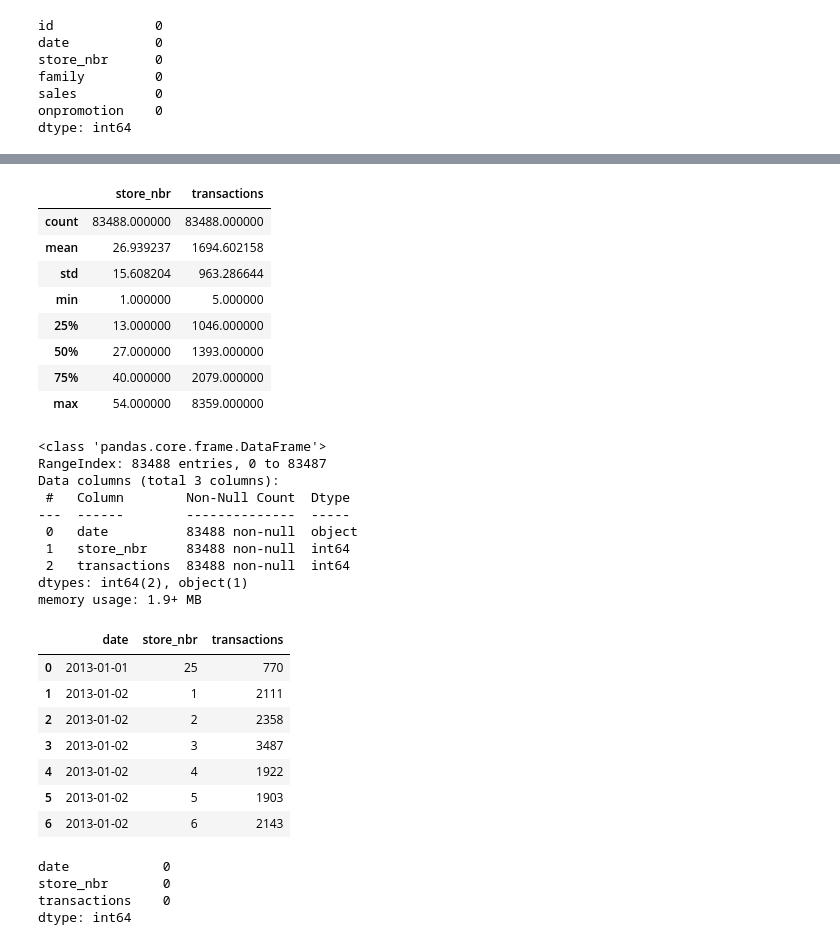
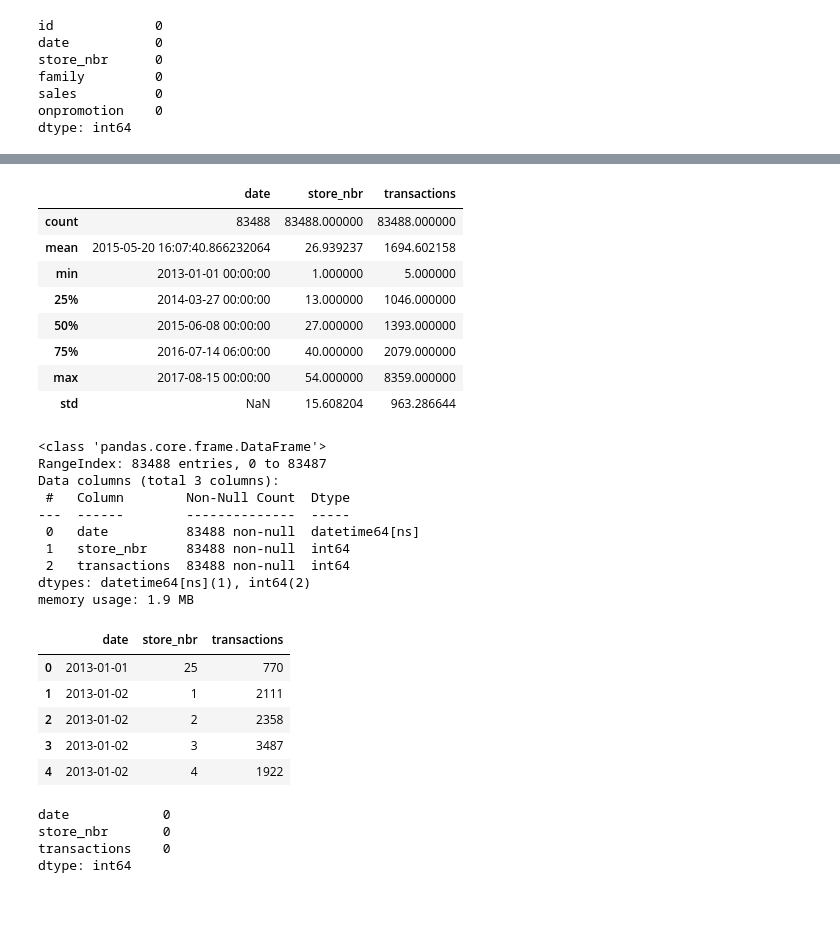
Before and after one commit to Victor-Osei/Time_Series_Analysis, a Jupyter notebook: main.ipynb, the cells around one changed output, grey strips where cells are left out. Saved outputs shown, nothing was run; the diff lists cells and outputs as text; code cells hidden in the pictures; blank space fills up the shorter version.

```diff
--- a/main.ipynb
+++ b/main.ipynb
@@ -166,8 +184,8 @@ dtype: int64
 file_name = "transactions.csv"
 
 # # Read the CSV file
-transaction = pd.read_csv(file_name)
+transaction = pd.read_csv((file_name), parse_dates= ['date'])
 
 # # Display the first few rows of the dataframe
-print(transaction.head())
+transaction
 # %% [output]
@@ -180,15 +205,15 @@ print(transaction.head())
 # %%
 transaction.describe()
 # %% [output]
-|  | store_nbr | transactions |
-| count | 83488.000000 | 83488.000000 |
-| mean | 26.939237 | 1694.602158 |
-| std | 15.608204 | 963.286644 |
-| min | 1.000000 | 5.000000 |
-| 25% | 13.000000 | 1046.000000 |
-| 50% | 27.000000 | 1393.000000 |
-| 75% | 40.000000 | 2079.000000 |
-| max | 54.000000 | 8359.000000 |
+|  | date | store_nbr | transactions |
+| count | 83488 | 83488.000000 | 83488.000000 |
+| mean | 2015-05-20 16:07:40.866232064 | 26.939237 | 1694.602158 |
+| min | 2013-01-01 00:00:00 | 1.000000 | 5.000000 |
+| 25% | 2014-03-27 00:00:00 | 13.000000 | 1046.000000 |
+| 50% | 2015-06-08 00:00:00 | 27.000000 | 1393.000000 |
+| 75% | 2016-07-14 06:00:00 | 40.000000 | 2079.000000 |
+| max | 2017-08-15 00:00:00 | 54.000000 | 8359.000000 |
+| std | NaN | 15.608204 | 963.286644 |
 # %%
 transaction.info()
 # %% [output]
@@ -197,22 +222,20 @@ RangeIndex: 83488 entries, 0 to 83487
 Data columns (total 3 columns):
  #   Column        Non-Null Count  Dtype
 ---  ------        --------------  -----
- 0   date          83488 non-null  object
+ 0   date          83488 non-null  datetime64[ns]
  1   store_nbr     83488 non-null  int64
  2   transactions  83488 non-null  int64
-dtypes: int64(2), object(1)
-memory usage: 1.9+ MB
+dtypes: datetime64[ns](1), int64(2)
+memory usage: 1.9 MB
 # %%
-transaction.head(7)
+transaction.head()
 # %% [output]
 |  | date | store_nbr | transactions |
 | 0 | 2013-01-01 | 25 | 770 |
 | 1 | 2013-01-02 | 1 | 2111 |
 | 2 | 2013-01-02 | 2 | 2358 |
 | 3 | 2013-01-02 | 3 | 3487 |
 | 4 | 2013-01-02 | 4 | 1922 |
-| 5 | 2013-01-02 | 5 | 1903 |
-| 6 | 2013-01-02 | 6 | 2143 |
 # %%
 transaction.isnull().sum()
 # %% [output]
```
Also changed, not shown: parts of 8 cells of this notebook.
